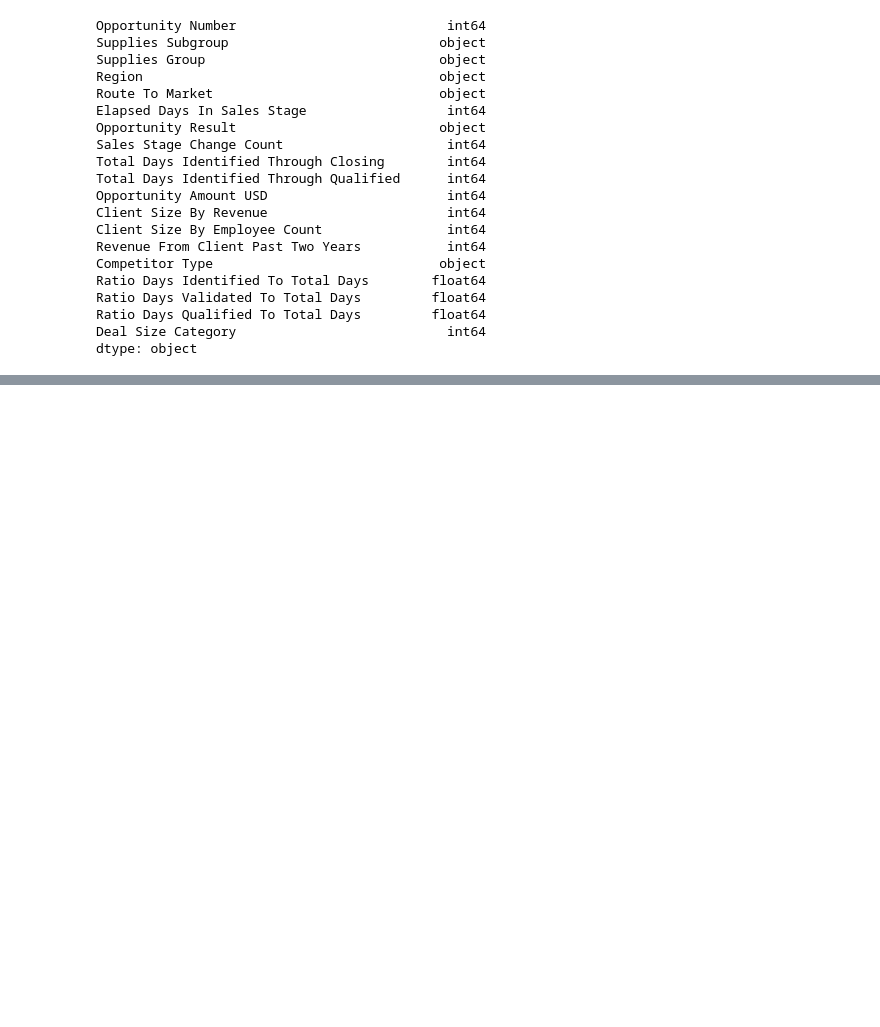
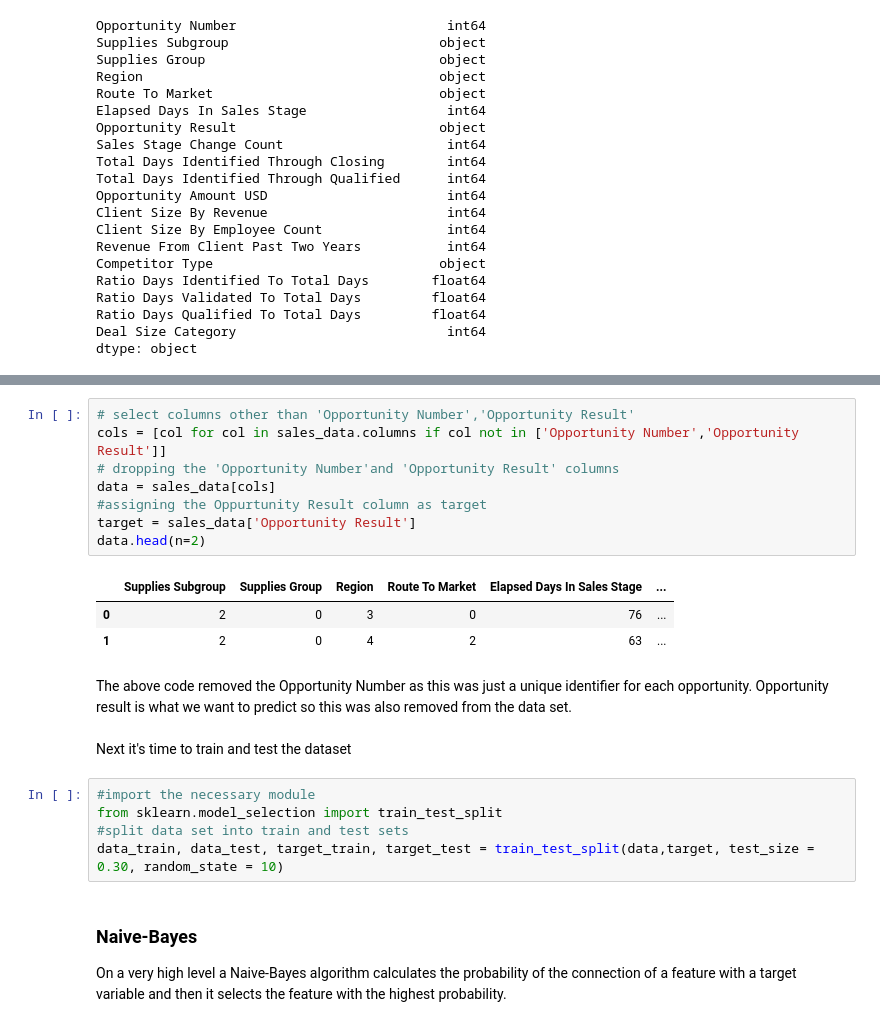
Before and after one commit to killfoley/ML-and-Stats, a Jupyter notebook: scikit-learn.ipynb, the cells around one changed output, grey strips where cells are left out. Saved outputs shown, nothing was run; the diff lists cells and outputs as text; blank space fills up the shorter version.

Commit message:
added more to the scikit learn notebook including test train and some prediction models

```diff
--- a/scikit-learn.ipynb
+++ b/scikit-learn.ipynb
@@ -88,0 +142,24 @@ plt.show()
+# %%
+# select columns other than 'Opportunity Number','Opportunity Result'
+cols = [col for col in sales_data.columns if col not in ['Opportunity Number','Opportunity Result']]
+# dropping the 'Opportunity Number'and 'Opportunity Result' columns
+data = sales_data[cols]
+#assigning the Oppurtunity Result column as target
+target = sales_data['Opportunity Result']
+data.head(n=2)
+# %% [output]
+|  | Supplies Subgroup | Supplies Group | Region | Route To Market | Elapsed Days In Sales Stage | ... |
+| 0 | 2 | 0 | 3 | 0 | 76 | ... |
+| 1 | 2 | 0 | 4 | 2 | 63 | ... |
+# %% [markdown]
+The above code removed the Opportunity Number as this was just a unique identifier for each opportunity. Opportunity result is what we want to predict so this was also removed from the data set.
+<br>
+Next it's time to train and test the dataset
+# %%
+#import the necessary module
+from sklearn.model_selection import train_test_split
+#split data set into train and test sets
+data_train, data_test, target_train, target_test = train_test_split(data,target, test_size = 0.30, random_state = 10)
+# %% [markdown]
+### Naive-Bayes
+On a very high level a Naive-Bayes algorithm calculates the probability of the connection of a feature with a target variable and then it selects the feature with the highest probability.
```
Also changed, not shown: parts of 12 cells of this notebook.
